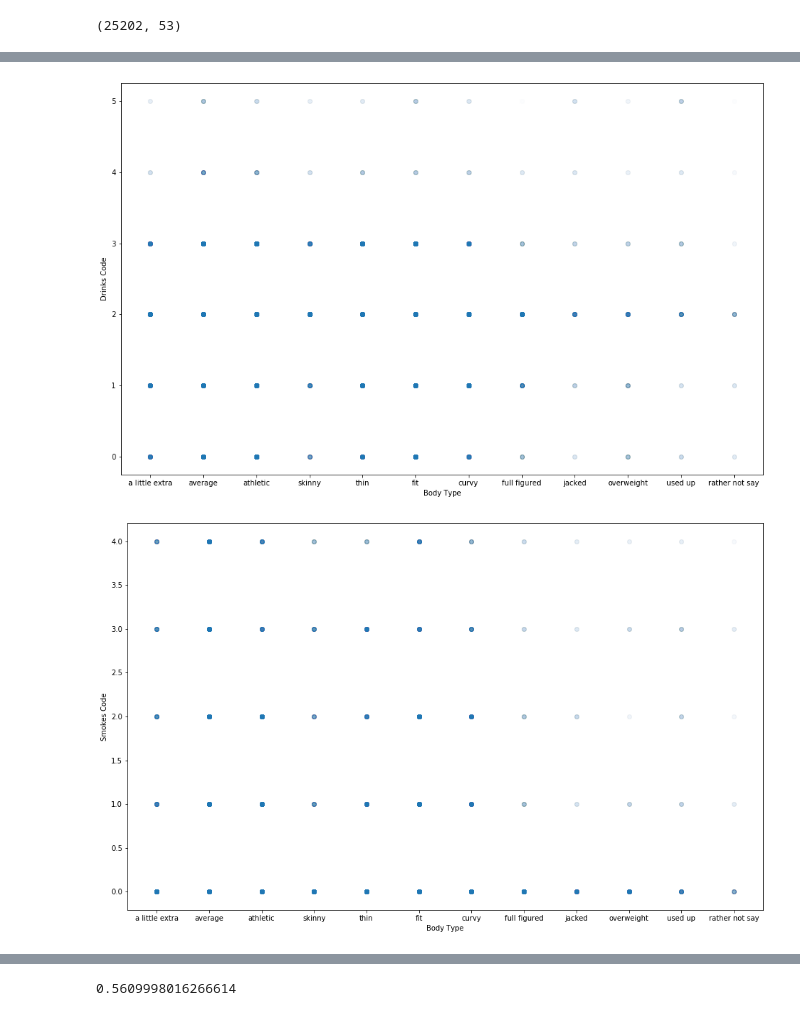
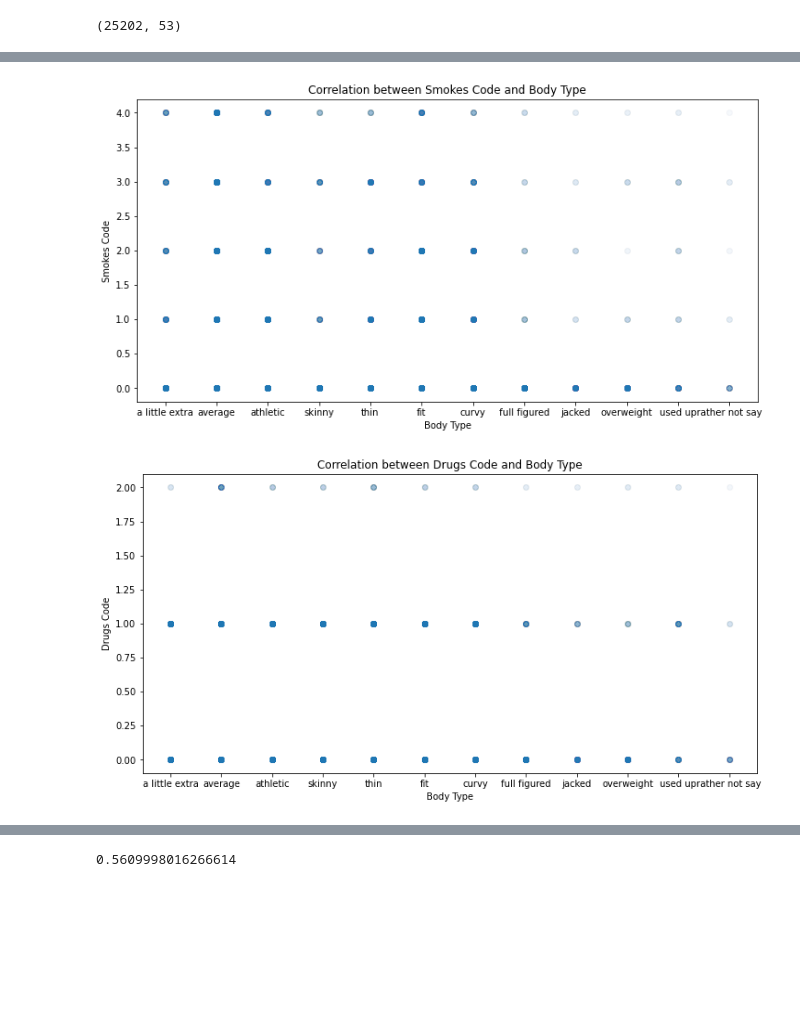
Before and after one commit to muellermax/OKCupid-machinelearning, a Jupyter notebook: OKCupid data - correlation between users body type and users diet.ipynb, the cells around one changed output, grey strips where cells are left out. Saved outputs shown, nothing was run; the diff lists cells and outputs as text; code cells hidden in the pictures; blank space fills up the shorter version.

```diff
--- a/OKCupid data - correlation between users body type and users diet.ipynb
+++ b/OKCupid data - correlation between users body type and users diet.ipynb
@@ -277,16 +303,18 @@ df_ohne_nan.head()
 # %%
-f, ax = plt.subplots(figsize = (16,10))
-plt.scatter(df_ohne_nan.body_type, df_ohne_nan.drinks_code, alpha = 0.01)
+f, ax = plt.subplots(figsize = (12,6))
+plt.scatter(df_body_labels.body_type, df_body_labels.smokes_code, alpha = 0.01)
 plt.xlabel('Body Type')
-plt.ylabel('Drinks Code')
+plt.ylabel('Smokes Code')
+plt.title('Correlation between Smokes Code and Body Type')
 plt.show()
 # %% [output]
-[figure, old version]
+[figure, new version]
 # %%
-f, ax = plt.subplots(figsize = (16,10))
-plt.scatter(df_ohne_nan.body_type, df_ohne_nan.smokes_code, alpha = 0.01)
+f, ax = plt.subplots(figsize = (12,6))
+plt.scatter(df_body_labels.body_type, df_body_labels.drugs_code, alpha = 0.01)
 plt.xlabel('Body Type')
-plt.ylabel('Smokes Code')
+plt.ylabel('Drugs Code')
+plt.title('Correlation between Drugs Code and Body Type')
 plt.show()
 # %% [output]
-[figure, old version]
+[figure, new version]
```
Also changed, not shown: parts of 18 cells of this notebook, 2 other files.
